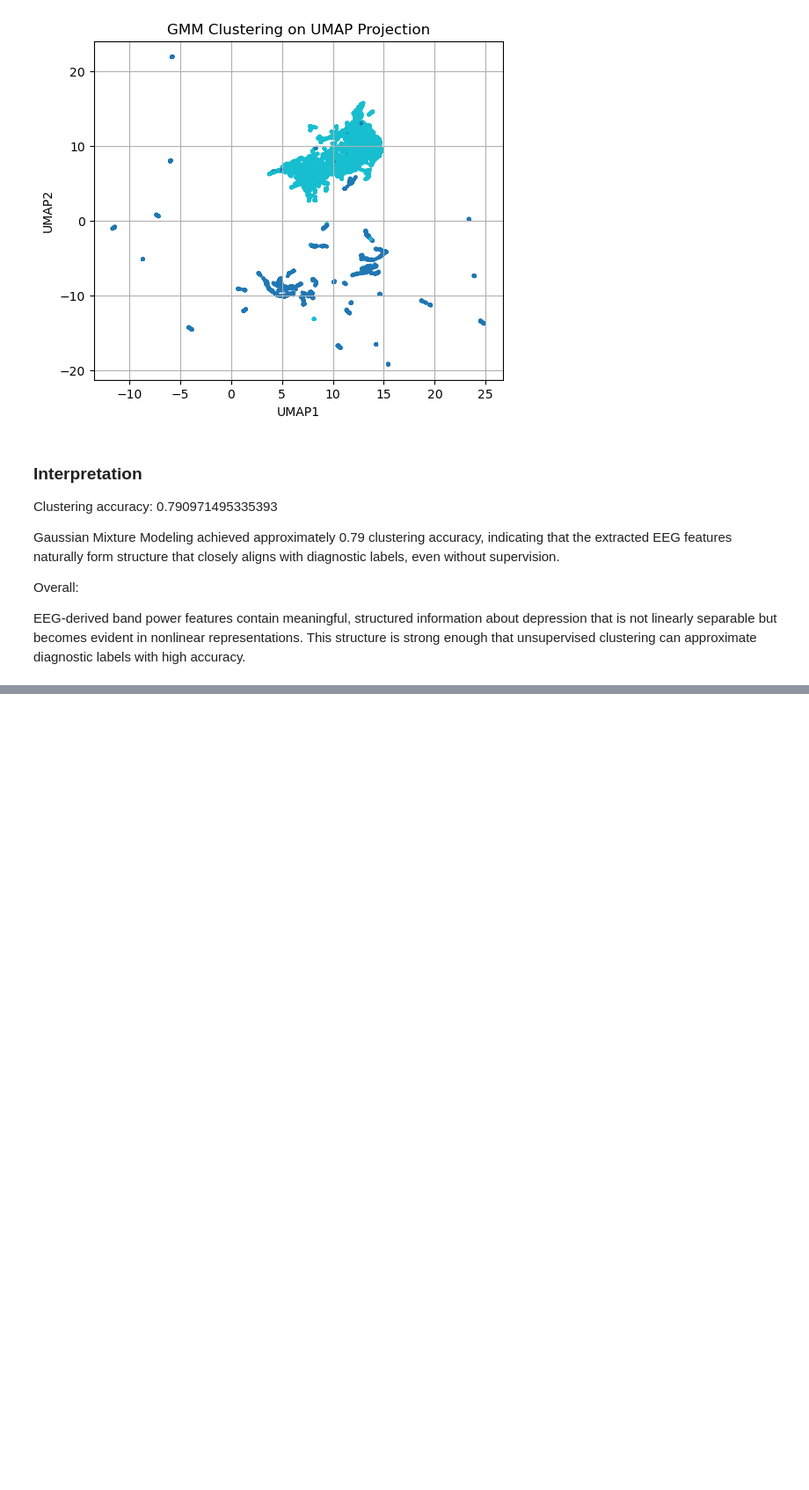
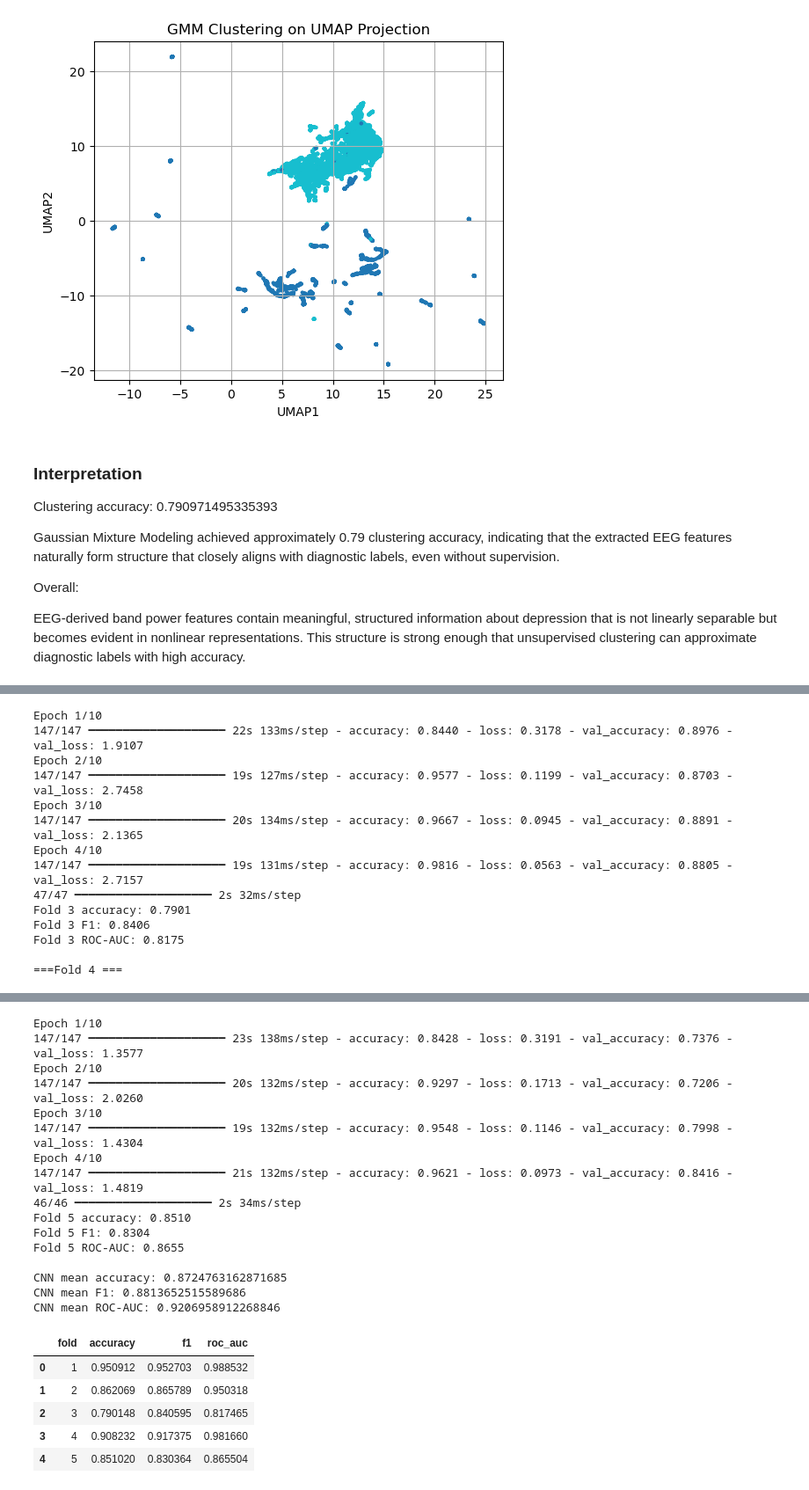
Before and after one commit to BJAngulo/MSSE-277b-final-project-, a Jupyter notebook: notebooks/Raw EEG.ipynb, the cells around one changed output, grey strips where cells are left out. Shown at 88% size. Cells and saved outputs as stored; diff of their text form; code cells hidden in the pictures; blank space fills up the shorter version.

Commit message:
Add raw pipeline, CNN/ LSTM models

```diff
--- a/notebooks/Raw EEG.ipynb
+++ b/notebooks/Raw EEG.ipynb
@@ -1046,0 +1199,3 @@ EEG-derived band power features contain meaningful, structured information about
+# %%
+X_cnn = np.transpose(X_raw_10_z, (0,2,1))
+print("CNN input shape:", X_cnn.shape)
@@ -1046,0 +1209,26 @@ EEG-derived band power features contain meaningful, structured information about
+# %%
+def build_cnn_model(input_shape):
+    model = Sequential([
+        Conv1D(32, kernel_size=7, activation='relu', input_shape=input_shape),
+        MaxPooling1D(pool_size=2),
+
+        Conv1D(64, kernel_size=5, activation='relu'),
+        MaxPooling1D(pool_size=2),
+
+        Conv1D(128, kernel_size=3, activation='relu'),
+        GlobalAveragePooling1D(),
+
+        Dropout(0.3),
+        Dense(64, activation='relu'),
+        Dropout(0.3),
+        Dense(1, activation='sigmoid')
+
+    ])
+
+    model.compile(
+        optimizer=Adam(learning_rate=1e-3),
+        loss='binary_crossentropy',
+        metrics=["accuracy"]
+    )
+
+    return model
@@ -1046,0 +1303,15 @@ EEG-derived band power features contain meaningful, structured information about
+# %%
+cnn_results = evaluate_cnn_groupkfold(
+    X_cnn,
+    y_raw_10,
+    groups_raw_10,
+    n_splits=5,
+    epochs=10,
+    batch_size=32
+)
+
+print("\nCNN mean accuracy:", cnn_results["accuracy"])
+print("CNN mean F1:", cnn_results["f1"])
+print("CNN mean ROC-AUC:", cnn_results["roc_auc"])
+cnn_results["fold_results"]
+# %% [output]
@@ -1046,0 +1351,14 @@ EEG-derived band power features contain meaningful, structured information about
+Epoch 1/10
+147/147 ━━━━━━━━━━━━━━━━━━━━ 22s 133ms/step - accuracy: 0.8440 - loss: 0.3178 - val_accuracy: 0.8976 - val_loss: 1.9107
+Epoch 2/10
+147/147 ━━━━━━━━━━━━━━━━━━━━ 19s 127ms/step - accuracy: 0.9577 - loss: 0.1199 - val_accuracy: 0.8703 - val_loss: 2.7458
+Epoch 3/10
+147/147 ━━━━━━━━━━━━━━━━━━━━ 20s 134ms/step - accuracy: 0.9667 - loss: 0.0945 - val_accuracy: 0.8891 - val_loss: 2.1365
+Epoch 4/10
+147/147 ━━━━━━━━━━━━━━━━━━━━ 19s 131ms/step - accuracy: 0.9816 - loss: 0.0563 - val_accuracy: 0.8805 - val_loss: 2.7157
+47/47 ━━━━━━━━━━━━━━━━━━━━ 2s 32ms/step
+Fold 3 accuracy: 0.7901
+Fold 3 F1: 0.8406
+Fold 3 ROC-AUC: 0.8175
+
+===Fold 4 ===
@@ -1046,0 +1381,22 @@ EEG-derived band power features contain meaningful, structured information about
+Epoch 1/10
+147/147 ━━━━━━━━━━━━━━━━━━━━ 23s 138ms/step - accuracy: 0.8428 - loss: 0.3191 - val_accuracy: 0.7376 - val_loss: 1.3577
+Epoch 2/10
+147/147 ━━━━━━━━━━━━━━━━━━━━ 20s 132ms/step - accuracy: 0.9297 - loss: 0.1713 - val_accuracy: 0.7206 - val_loss: 2.0260
+Epoch 3/10
+147/147 ━━━━━━━━━━━━━━━━━━━━ 19s 132ms/step - accuracy: 0.9548 - loss: 0.1146 - val_accuracy: 0.7998 - val_loss: 1.4304
+Epoch 4/10
+147/147 ━━━━━━━━━━━━━━━━━━━━ 21s 132ms/step - accuracy: 0.9621 - loss: 0.0973 - val_accuracy: 0.8416 - val_loss: 1.4819
+46/46 ━━━━━━━━━━━━━━━━━━━━ 2s 34ms/step
+Fold 5 accuracy: 0.8510
+Fold 5 F1: 0.8304
+Fold 5 ROC-AUC: 0.8655
+
+CNN mean accuracy: 0.8724763162871685
+CNN mean F1: 0.8813652515589686
+CNN mean ROC-AUC: 0.9206958912268846
+|  | fold | accuracy | f1 | roc_auc |
+| 0 | 1 | 0.950912 | 0.952703 | 0.988532 |
+| 1 | 2 | 0.862069 | 0.865789 | 0.950318 |
+| 2 | 3 | 0.790148 | 0.840595 | 0.817465 |
+| 3 | 4 | 0.908232 | 0.917375 | 0.981660 |
+| 4 | 5 | 0.851020 | 0.830364 | 0.865504 |
```
Also changed, not shown: parts of 25 cells of this notebook.
